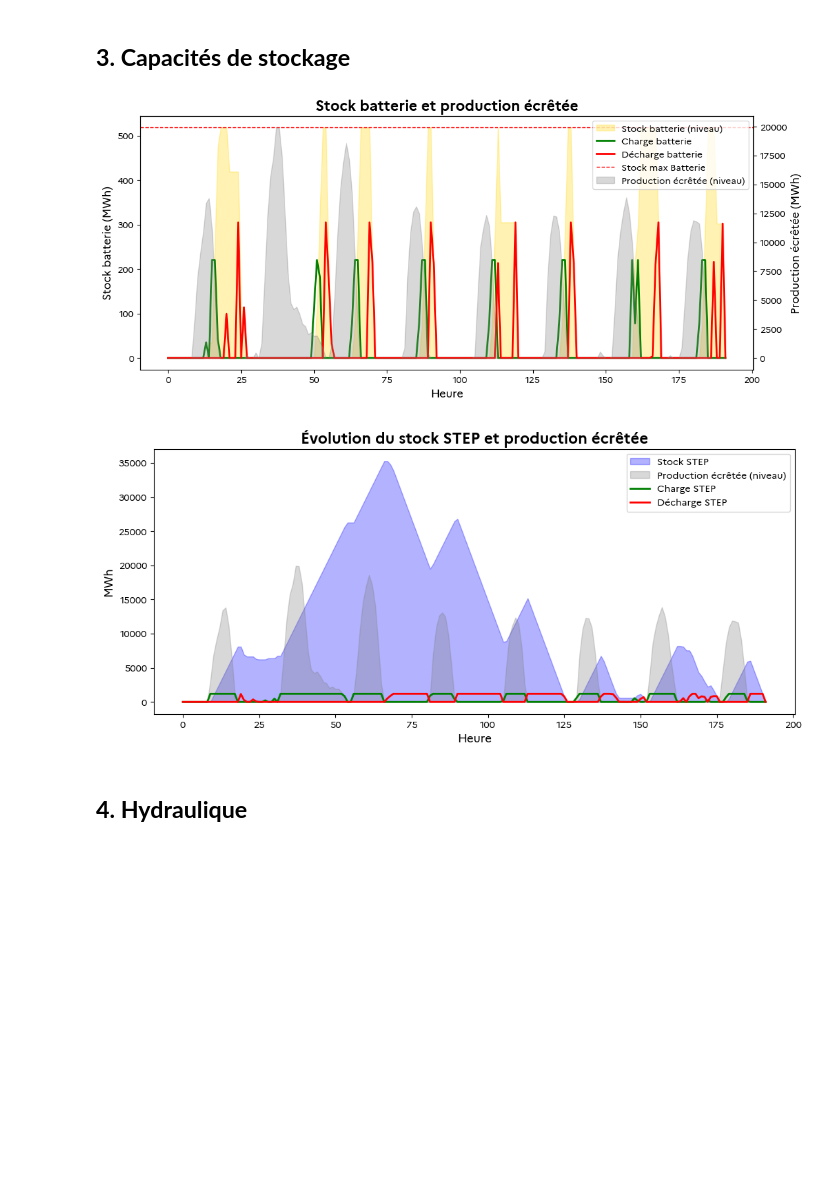
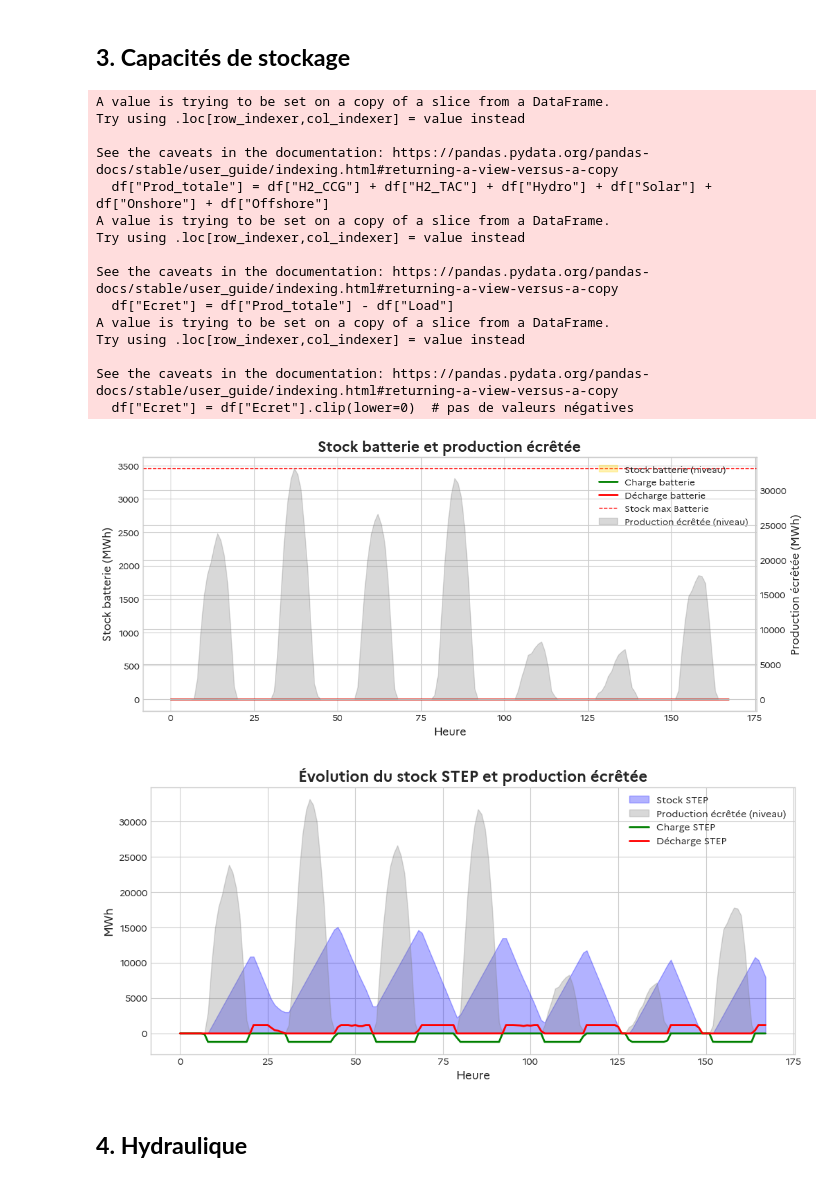
Before and after one commit to alextonon/ETE305_Optimization_Study, a Jupyter notebook: analysis.ipynb, the cells around one changed output. Drawn from its saved outputs; the diff is of its cells as text; code cells hidden in the pictures; blank space fills up the shorter version.

```diff
--- a/analysis.ipynb
+++ b/analysis.ipynb
@@ -62,7 +63,9 @@ charge_cols = [
     'STEP_charge','Battery_charge'
 ]
 # %%
-df = pd.read_csv('results.csv', sep=';')
-df.drop(columns=['t'], inplace=True)
+df_global = pd.read_csv('results/annual/results.csv', sep=';')
+df_global.drop(columns=['t'], inplace=True)
 
-json.load(open('parc_resultats.json', 'r'))
+parc = json.load(open('results/annual/parc_annuel.json', 'r'))
+
+evolution_parc = json.load(open("results/annual/evolution_parc.json", "r"))
@@ -86,3 +72,6 @@ json.load(open('parc_resultats.json', 'r'))
+# %%
+WEEK_TO_PLOT = 0
+df = df_global.iloc[WEEK_TO_PLOT*7*24:(WEEK_TO_PLOT+1)*7*24]
 # %% [markdown]
 ## **1. EOD : vue générale**
 # %%
@@ -129,12 +118,6 @@ import matplotlib.pyplot as plt
 from matplotlib.offsetbox import OffsetImage, AnnotationBbox
 import matplotlib.ticker as mtick
 import os
-
-# ------------------------
-# Lecture du JSON
-# ------------------------
-with open("parc_resultats.json", "r") as f:
-    parc = json.load(f)
 
 data = parc["capacites_MW"].copy()
 
@@ -143,7 +126,6 @@ data = parc["capacites_MW"].copy()
 # ------------------------
 if "H2" in parc:
 
-    # ⚠️ adapte ces valeurs à ton modèle
     Pmax_CCG_unite = 430  # MW par unité CCG
     Pmax_TAC_unite = 85   # MW par unité TAC
 
@@ -222,11 +204,6 @@ plt.show()
 ## **3. Capacités de stockage**
 # %%
 import numpy as np
-
-
-# --- Lecture du JSON pour récupérer les capacités de stockage ---
-with open("parc_resultats.json", "r") as f:
-    parc = json.load(f)
 
 CapaBattery = parc["capacites_MW"]["battery"]
 d_battery = 2   # heures
@@ -234,7 +211,7 @@ stock_max_battery = CapaBattery * d_battery
 rbattery = 0.85
 
 # --- Calcul de la production totale ---
-df["Prod_totale"] = df["H2_CCG"] + df["H2_TAC"] + df["Hydro"] + df["Solaire"] + df["Onshore"] + df["Offshore"]
+df["Prod_totale"] = df["H2_CCG"] + df["H2_TAC"] + df["Hydro"] + df["Solar"] + df["Onshore"] + df["Offshore"]
 
 # --- Production écrêtée avant utilisation des stocks ---
 df["Ecret"] = df["Prod_totale"] - df["Load"]
@@ -251,7 +228,7 @@ fig, ax1 = plt.subplots(figsize=(12,5))
 ax1.fill_between(time, 0, df["Battery_stock"], color='gold', alpha=0.3, label="Stock batterie (niveau)")
 
 ax1.plot(time, -df["Battery_charge"]*rbattery, linewidth=2, color='green', label="Charge batterie")
-ax1.plot(time, df["Battery_decharge"]/rbattery, linewidth=2, color='red', label="Décharge batterie")
+ax1.plot(time, df["Battery_discharge"]/rbattery, linewidth=2, color='red', label="Décharge batterie")
 ax1.axhline(y=stock_max_battery, linestyle="--", linewidth=1, color="red", label="Stock max Batterie")
 ax1.set_xlabel("Heure")
 ax1.set_ylabel("Stock batterie (MWh)")
@@ -260,36 +237,51 @@ ax1.set_ylabel("Stock batterie (MWh)")
 # Axe secondaire : production écrêtée
 ax2 = ax1.twinx()
 # ax2.plot(time, df["Ecret"], linestyle="--", linewidth=2,color="gray", label="Production écrêtée")
 ax2.fill_between(time, 0, df["Ecret"], color='gray', alpha=0.3, label="Production écrêtée (niveau)")
 ax2.set_ylabel("Production écrêtée (MWh)")
 
 # Légende combinée
 lines_1, labels_1 = ax1.get_legend_handles_labels()
 lines_2, labels_2 = ax2.get_legend_handles_labels()
 ax1.legend(lines_1 + lines_2, labels_1 + labels_2, loc="upper right")
 
 plt.title("Stock batterie et production écrêtée")
 plt.show()
 
 # --- Plot Stock STEP ---
 # On peut calculer stock max STEP si on a Pmax_STEP et durée max 24*7h
 #stock_max_STEP = ?
 
 plt.figure(figsize=(12,5))
 #plt.plot(time, df["STEP_stock"], linewidth=2, color='blue', label="Stock STEP")
 plt.fill_between(time, 0, df["STEP_stock"], color='blue', alpha=0.3, label="Stock STEP")
 #plt.axhline(y=stock_max_STEP, linestyle="--", color="red", label="Stock max STEP")
 plt.fill_between(time, 0, df["Ecret"], color='gray', alpha=0.3, label="Production écrêtée (niveau)")
 plt.plot(time, -df["STEP_charge"], linewidth=2, color='green', label = "Charge STEP")
-plt.plot(time, df["STEP_decharge"], linewidth=2, color='red', label = "Décharge STEP")
+plt.plot(time, df["STEP_discharge"], linewidth=2, color='red', label = "Décharge STEP")
 plt.title("Évolution du stock STEP et production écrêtée")
 plt.xlabel("Heure")
 plt.ylabel("MWh")
 plt.legend()
 plt.show()
 # %% [output]
+A value is trying to be set on a copy of a slice from a DataFrame.
+Try using .loc[row_indexer,col_indexer] = value instead
+
+See the caveats in the documentation: https://pandas.pydata.org/pandas-docs/stable/user_guide/indexing.html#returning-a-view-versus-a-copy
+  df["Prod_totale"] = df["H2_CCG"] + df["H2_TAC"] + df["Hydro"] + df["Solar"] + df["Onshore"] + df["Offshore"]
+A value is trying to be set on a copy of a slice from a DataFrame.
+Try using .loc[row_indexer,col_indexer] = value instead
+
+See the caveats in the documentation: https://pandas.pydata.org/pandas-docs/stable/user_guide/indexing.html#returning-a-view-versus-a-copy
+  df["Ecret"] = df["Prod_totale"] - df["Load"]
+A value is trying to be set on a copy of a slice from a DataFrame.
+Try using .loc[row_indexer,col_indexer] = value instead
+
+See the caveats in the documentation: https://pandas.pydata.org/pandas-docs/stable/user_guide/indexing.html#returning-a-view-versus-a-copy
+  df["Ecret"] = df["Ecret"].clip(lower=0)  # pas de valeurs négatives
-[figure, old version]
+[figure, new version]
-[figure, old version]
+[figure, new version]
 # %% [markdown]
 ## **4. Hydraulique**
 # %% [markdown]
```
Also changed, not shown: parts of 10 cells of this notebook, 8 other files.
